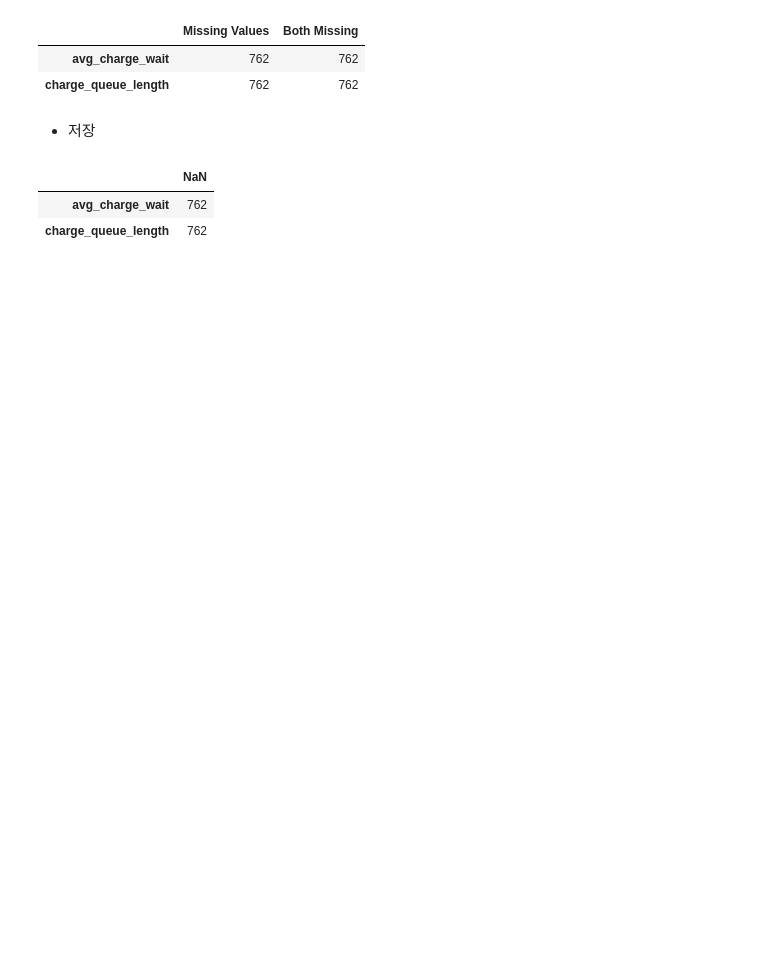
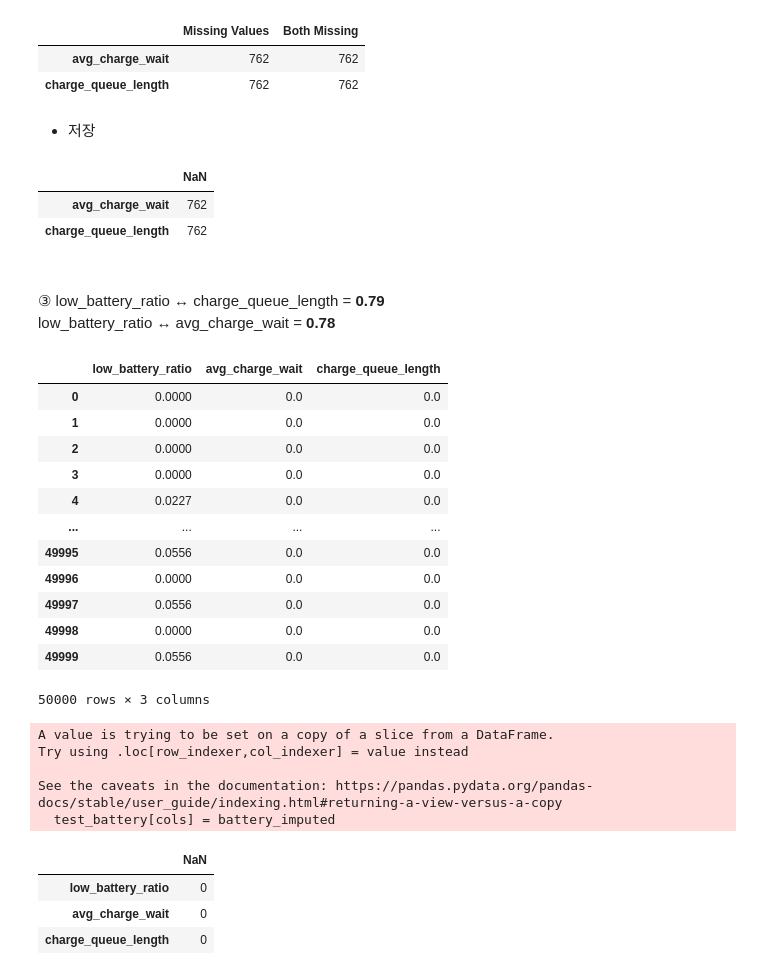
Before and after one commit to dodamhaae/Dacon, a Jupyter notebook: Smart-Warehouse-Delay/Battery_test.ipynb, the cells around one changed output. Drawn from its saved outputs; the diff is of its cells as text; code cells hidden in the pictures; blank space fills up the shorter version.

```diff
--- a/Smart-Warehouse-Delay/Battery_test.ipynb
+++ b/Smart-Warehouse-Delay/Battery_test.ipynb
@@ -10,5 +16,5 @@ warnings.filterwarnings('ignore')
 # %%
-test = pd.read_csv('../data/Smart-Warehouse-Delay/test.csv')
+test = pd.read_csv('Smart-Warehouse-Delay/data/test.csv')
 # %% [markdown]
 #
 ### **🔋 3. 배터리 & 충전**
@@ -250,0 +281,49 @@ test.to_csv("test_battery_V3.csv", index=False)
+# %% [markdown]
+###
+③ low_battery_ratio ↔ charge_queue_length = **0.79**
+low_battery_ratio ↔ avg_charge_wait = **0.78**
+# %%
+test_battery[["low_battery_ratio", "avg_charge_wait","charge_queue_length"]]
+# %% [output]
+|  | low_battery_ratio | avg_charge_wait | charge_queue_length |
+| 0 | 0.0000 | 0.0 | 0.0 |
+| 1 | 0.0000 | 0.0 | 0.0 |
+| 2 | 0.0000 | 0.0 | 0.0 |
+| 3 | 0.0000 | 0.0 | 0.0 |
+| 4 | 0.0227 | 0.0 | 0.0 |
+| ... | ... | ... | ... |
+| 49995 | 0.0556 | 0.0 | 0.0 |
+| 49996 | 0.0000 | 0.0 | 0.0 |
+| 49997 | 0.0556 | 0.0 | 0.0 |
+| 49998 | 0.0000 | 0.0 | 0.0 |
+| 49999 | 0.0556 | 0.0 | 0.0 |
+50000 rows × 3 columns
+# %%
+from sklearn.impute import KNNImputer
+from sklearn.preprocessing import StandardScaler
+
+cols = ["low_battery_ratio", "charge_queue_length", "avg_charge_wait"]
+
+# 스케일링
+scaler = StandardScaler()
+scaled_data = scaler.fit_transform(test_battery[cols])
+
+# KNN Imputer 적용
+imputer = KNNImputer(n_neighbors=5)
+imputed_data = imputer.fit_transform(scaled_data)
+
+# 원래 스케일로 복원
+battery_imputed = pd.DataFrame(
+    scaler.inverse_transform(imputed_data),
+    columns=cols,
+    index=test_battery.index
+)
+
+# 원본 데이터에 반영
+test_battery[cols] = battery_imputed
+# %% [output]
+A value is trying to be set on a copy of a slice from a DataFrame.
+Try using .loc[row_indexer,col_indexer] = value instead
+
+See the caveats in the documentation: https://pandas.pydata.org/pandas-docs/stable/user_guide/indexing.html#returning-a-view-versus-a-copy
+  test_battery[cols] = battery_imputed
@@ -250,0 +334,7 @@ test.to_csv("test_battery_V3.csv", index=False)
+# %%
+test[["low_battery_ratio", "avg_charge_wait", "charge_queue_length"]].isnull().sum().to_frame(name="NaN")
+# %% [output]
+|  | NaN |
+| low_battery_ratio | 0 |
+| avg_charge_wait | 0 |
+| charge_queue_length | 0 |
```
Also changed, not shown: parts of 10 cells of this notebook, 1 other file.
